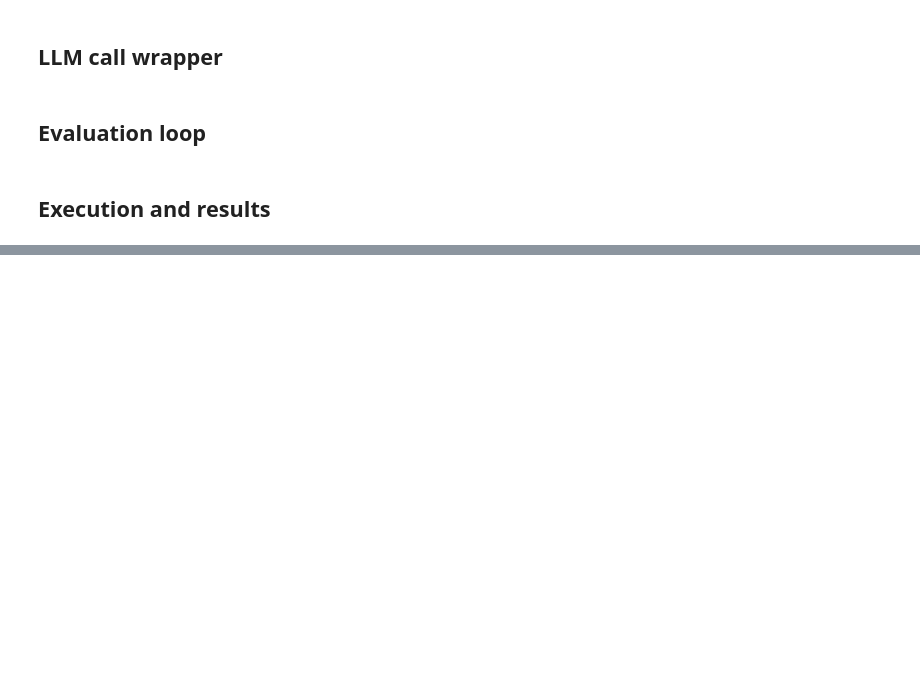
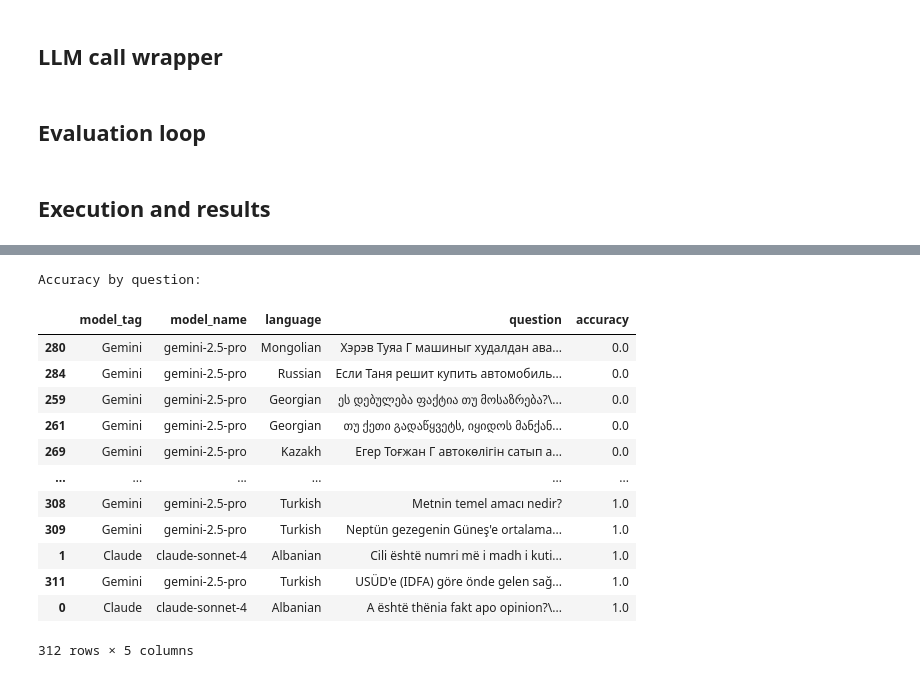
Before and after one commit to ysapenov/Python, a Jupyter notebook: research/PISAqa.ipynb, the cells around one changed output, grey strips where cells are left out. Saved outputs shown, nothing was run; the diff lists cells and outputs as text; code cells hidden in the pictures; blank space fills up the shorter version.

```diff
--- a/research/PISAqa.ipynb
+++ b/research/PISAqa.ipynb
@@ -367,3 +423,28 @@ Accuracy by model & language:
+# %%
+by_question = (
+    res_df.groupby(["model_tag","model_name","language","question"])["is_correct"]
+    .mean()
+    .reset_index()
+    .rename(columns={"is_correct":"accuracy"})
+    .sort_values(["accuracy"])
+)
+print("\nAccuracy by question:")
+display(by_question)
+# %% [output]
+Accuracy by question:
+|  | model_tag | model_name | language | question | accuracy |
+| 280 | Gemini | gemini-2.5-pro | Mongolian | Хэрэв Туяа Г машиныг худалдан ава... | 0.0 |
+| 284 | Gemini | gemini-2.5-pro | Russian | Если Таня решит купить автомобиль... | 0.0 |
+| 259 | Gemini | gemini-2.5-pro | Georgian | ეს დებულება ფაქტია თუ მოსაზრება?\... | 0.0 |
+| 261 | Gemini | gemini-2.5-pro | Georgian | თუ ქეთი გადაწყვეტს, იყიდოს მანქან... | 0.0 |
+| 269 | Gemini | gemini-2.5-pro | Kazakh | Егер Тоғжан Г автокөлігін сатып а... | 0.0 |
+| ... | ... | ... | ... | ... | ... |
+| 308 | Gemini | gemini-2.5-pro | Turkish | Metnin temel amacı nedir? | 1.0 |
+| 309 | Gemini | gemini-2.5-pro | Turkish | Neptün gezegenin Güneş'e ortalama... | 1.0 |
+| 1 | Claude | claude-sonnet-4 | Albanian | Cili është numri më i madh i kuti... | 1.0 |
+| 311 | Gemini | gemini-2.5-pro | Turkish | USÜD'e (IDFA) göre önde gelen sağ... | 1.0 |
+| 0 | Claude | claude-sonnet-4 | Albanian | A është thënia fakt apo opinion?\... | 1.0 |
+312 rows × 5 columns
 # %%
 def safe_acc(s):
     return float('nan') if s.empty else s.mean()
```
Also changed, not shown: parts of 18 cells of this notebook, 4 other files.
